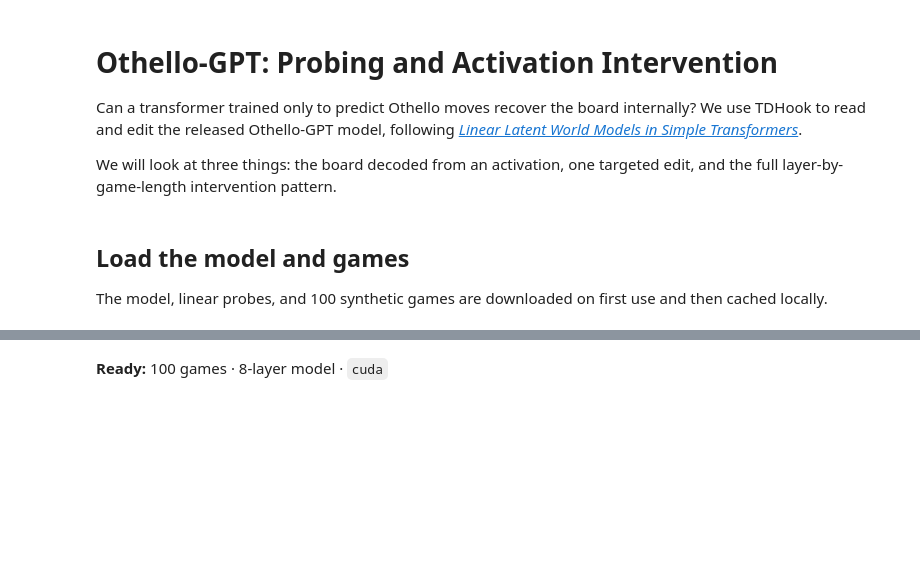
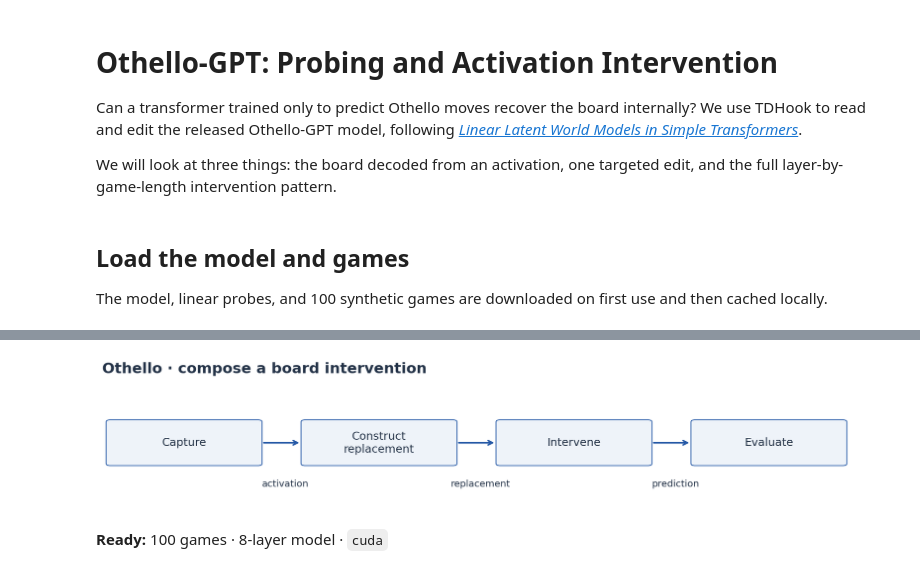
Before and after one commit to Xmaster6y/tdhook, a Jupyter notebook: docs/source/notebooks/tutorials/othello-research-reproduction.ipynb, the cells around one changed output, grey strips where cells are left out. Drawn from its saved outputs; the diff is of its cells as text; code cells hidden in the pictures; blank space fills up the shorter version.

```diff
--- a/docs/source/notebooks/tutorials/othello-research-reproduction.ipynb
+++ b/docs/source/notebooks/tutorials/othello-research-reproduction.ipynb
@@ -37,3 +57,12 @@ from tdhook.targets import Target
+# %%
+workflow_figure(
+    "Othello · compose a board intervention",
+    ["Capture", "Construct\nreplacement", "Intervene", "Evaluate"],
+    ["activation", "replacement", "prediction"],
+    "othello-research-reproduction" + "-workflow",
+);
+# %% [output]
+[figure, added]
 # %%
 from tdhook.workflow import Workflow
 
```
Also changed, not shown: parts of 9 cells of this notebook, 7 other files.
